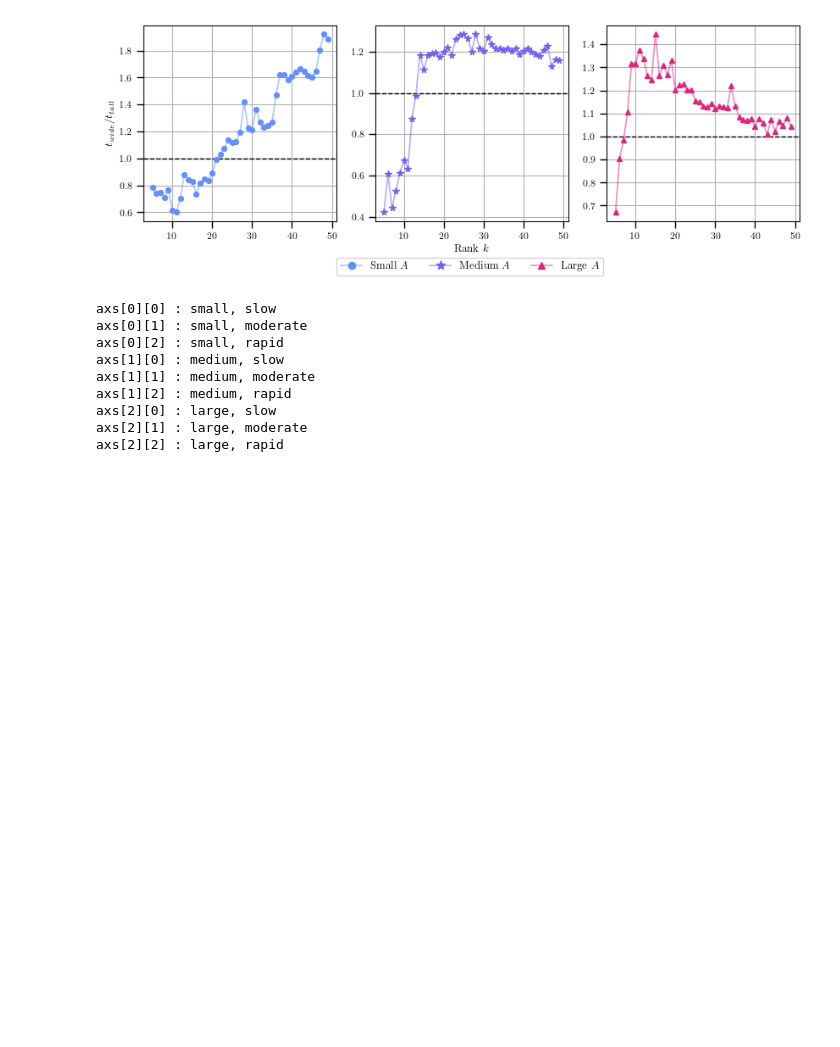
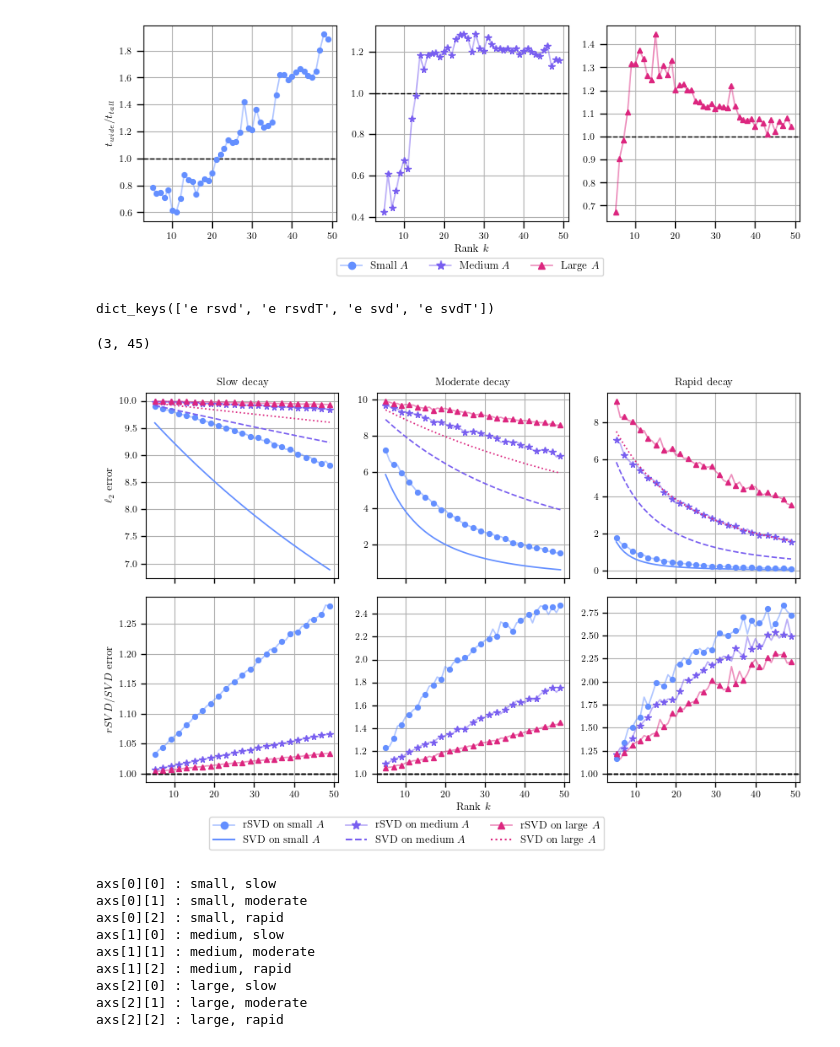
Before and after one commit to EliasSev/randomized-svd-paper, a Jupyter notebook: notebooks/generate_figures.ipynb, the cells around one changed output. Drawn from its saved outputs; the diff is of its cells as text; code cells hidden in the pictures; blank space fills up the shorter version.

Commit message:
Results: add figures and start on 1st subsection

```diff
--- a/notebooks/generate_figures.ipynb
+++ b/notebooks/generate_figures.ipynb
@@ -17,7 +17,7 @@ plt.rcParams.update({
 # Common figure variables
 STL = ['-', '--', ':', '-.']  # Styles
 MRK = ['o', '*', '^', 's']    # Markers
-MRS = [6, 8, 6, 6]            # Marker styles
+MRS = np.array([6, 8, 6, 6])  # Marker size
 # %%
 spectral_decays = np.load("../results/spectral_decays.npz")
 results_small   = np.load("../results/results_small.npz")
@@ -525,3 +252,78 @@ errors_all = get_average_errors(results_all, spectral_decays)
+# %%
+errors_all['small'].keys()
+# %% [output]
+dict_keys(['e rsvd', 'e rsvdT', 'e svd', 'e svdT'])
+# %%
+errors_relative = {}
+for i, (size, errors) in enumerate(errors_all.items()):
+    e_rsvd = errors['e rsvd']
+    e_svd = errors['e svd']
+    errors_relative[size] = errors['e rsvd'] / errors['e svd']
+
+errors_relative['small'].shape
+# %% [output]
+(3, 45)
+# %%
+def plot_errors_all(errors_all, errors_relative, fig_name=None):
+    labelsize = 8
+    fontsize = 9
+    step = 2
+    fig, axs = plt.subplots(2, 3, figsize=(10, 6), sharex=True)
+
+    for i, size in enumerate(('small', 'medium', 'large')):
+        # Shapes (3, nk)
+        e_rsvd = errors_all[size]['e rsvd']
+        e_svd = errors_all[size]['e svd']
+        e_rel = errors_relative[size]
+
+        # Slow, moderate, rapid
+        for j in range(3):
+            ax = axs[0][j]
+            ax.plot(k_range[::step], e_rsvd[j][::step], MRK[i], c=colors3[i], ms=MRS[i]*0.7)
+            ax.plot(k_range, e_rsvd[j], '-', c=colors3[i], lw=1.25, alpha=.5)
+            ax.plot(k_range, e_svd[j], STL[i], c=colors3[i], lw=1.25)
+
+            ax = axs[1][j]
+            ax.plot(k_range[::step], e_rel[j][::step], MRK[i], c=colors3[i], ms=MRS[i]*0.7)
+            ax.plot(k_range, e_rel[j], '-', c=colors3[i], lw=1.25, alpha=.5)
+            ax.axhline(1.0, lw=1.0, ls='--', c='black')
+
+    handles, labels = [], []
+    for i, size in enumerate(('small', 'medium', 'large')):
+        h1, l1 = make_line_marker_legend_handle(
+            c=colors3[i], m=MRK[i], ms=MRS[i], alpha_line=0.5, lw=1.25,
+            label=f'rSVD on {size} $A$')
+        h2, l2 = make_line_marker_legend_handle(
+            c=colors3[i], ls=STL[i],
+            label=f'SVD on {size} $A$')
+        handles.extend([h1, h2]); labels.extend([l1, l2])
+
+    for i in range(3):
+        for j in range(2):
+            # Modify ticks
+            ax = axs[j][i]
+            ax.xaxis.set_minor_locator(MultipleLocator(10))
+            ax.tick_params(axis='both', which='major', labelsize=labelsize, length=4, width=1)
+            ax.grid(True)
+
+    axs[0][0].set_title("Slow decay", fontsize=fontsize)
+    axs[0][1].set_title("Moderate decay", fontsize=fontsize)
+    axs[0][2].set_title("Rapid decay", fontsize=fontsize)
+    axs[0][0].set_ylabel(r"$\ell_2$ error", fontsize=fontsize)
+    axs[1][0].set_ylabel(r"$rSVD/SVD$ error", fontsize=fontsize)
+    axs[1][1].set_xlabel(r"Rank $k$", fontsize=fontsize)
+
+    plt.subplots_adjust(wspace=0.2, hspace=0.1)
+    axs[1][1].legend(
+        handles=handles, labels=labels, ncols=3, bbox_to_anchor=(1.21, -0.16), fontsize=fontsize)
+    if fig_name is not None:
+        plt.savefig(fig_path + fig_name, dpi=300, bbox_inches='tight')
+    plt.show()
+
+
+plot_errors_all(errors_all, errors_relative, "errors_all.png")
+# %% [output]
+[figure, added]
 # %%
 fig, axs = plt.subplots(3, 3, figsize=(9, 5), sharex=True, sharey=True)
 
```
Also changed, not shown: parts of 15 cells of this notebook, 5 other files.
